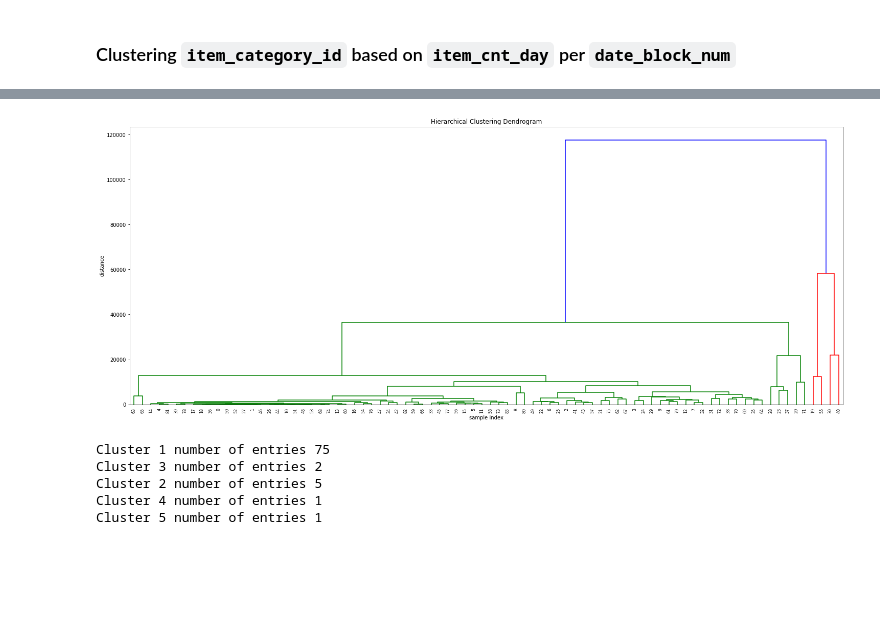
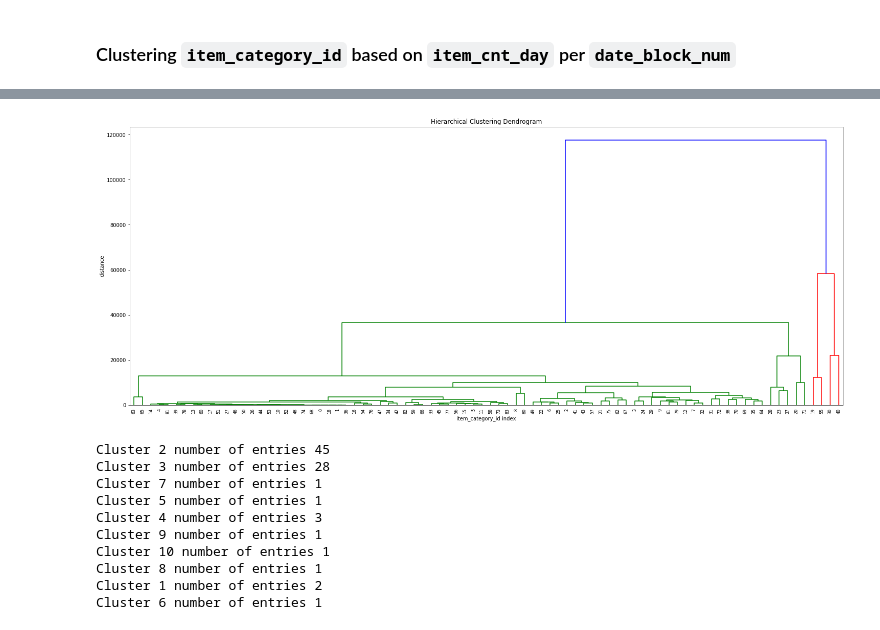
Before and after one commit to iamkrut/Predict-Future-Sales, a Jupyter notebook: Clustering.ipynb, the cells around one changed output, grey strips where cells are left out. Drawn from its saved outputs; the diff is of its cells as text; code cells hidden in the pictures; blank space fills up the shorter version.

```diff
--- a/Clustering.ipynb
+++ b/Clustering.ipynb
@@ -236,65 +223,48 @@ cat_timeSeries
 | 83 | 894.0 | 574.0 | 675.0 | 523.0 | 527.0 | 761.0 | 676.0 | 444.0 | 278.0 | 168.0 | ... | ... |
 84 rows × 33 columns
 # %%
-from math import sqrt
-
-def DTWDistance(s1, s2):
-    DTW={}
-
-    for i in range(len(s1)):
-        DTW[(i, -1)] = float('inf')
-    for i in range(len(s2)):
-        DTW[(-1, i)] = float('inf')
-    DTW[(-1, -1)] = 0
-
-    for i in range(len(s1)):
-        for j in range(len(s2)):
-            dist= (s1[i]-s2[j])**2
-            DTW[(i, j)] = dist + min(DTW[(i-1, j)],DTW[(i, j-1)], DTW[(i-1, j-1)])
-
-    return sqrt(DTW[len(s1)-1, len(s2)-1])
-
-def spearman_correlation(x, y):
-    r = stats.pearsonr(x, y)[0]
-    return 1 - r # correlation to distance: range 0 to 2
-
 Z = hac.linkage(cat_timeSeries, method='complete', metric=DTWDistance)
 
 # Plot dendogram
 plt.figure(figsize=(25, 10))
 plt.title('Hierarchical Clustering Dendrogram')
-plt.xlabel('sample index')
+plt.xlabel('item_category_id index')
 plt.ylabel('distance')
 hac.dendrogram(
     Z,
     leaf_rotation=90.,  # rotates the x axis labels
     leaf_font_size=8.,  # font size for the x axis labels
 )
 plt.show()
 
 # retrieving clusters, k is the number of clusters we want
 from scipy.cluster.hierarchy import fcluster
 
 def print_clusters(timeSeries, Z, k, plot=False):
     # k Number of clusters I'd like to extract
     results = fcluster(Z, k, criterion='maxclust')
 
     # check the results
     s = pd.Series(results)
     clusters = s.unique()
 
     for c in clusters:
         cluster_indeces = s[s==c].index
         print("Cluster %d number of entries %d" % (c, len(cluster_indeces)))
         if plot:
             timeSeries.T.iloc[:,cluster_indeces].plot()
             plt.show()
 
-print_clusters(cat_timeSeries, Z, 5, plot=False)
+print_clusters(cat_timeSeries, Z, 10, plot=False)
 # %% [output]
-[figure, old version]
+[figure, new version]
-Cluster 1 number of entries 75
-Cluster 3 number of entries 2
-Cluster 2 number of entries 5
-Cluster 4 number of entries 1
+Cluster 2 number of entries 45
+Cluster 3 number of entries 28
+Cluster 7 number of entries 1
 Cluster 5 number of entries 1
+Cluster 4 number of entries 3
+Cluster 9 number of entries 1
+Cluster 10 number of entries 1
+Cluster 8 number of entries 1
+Cluster 1 number of entries 2
+Cluster 6 number of entries 1
```
Also changed, not shown: parts of 9 cells of this notebook.
